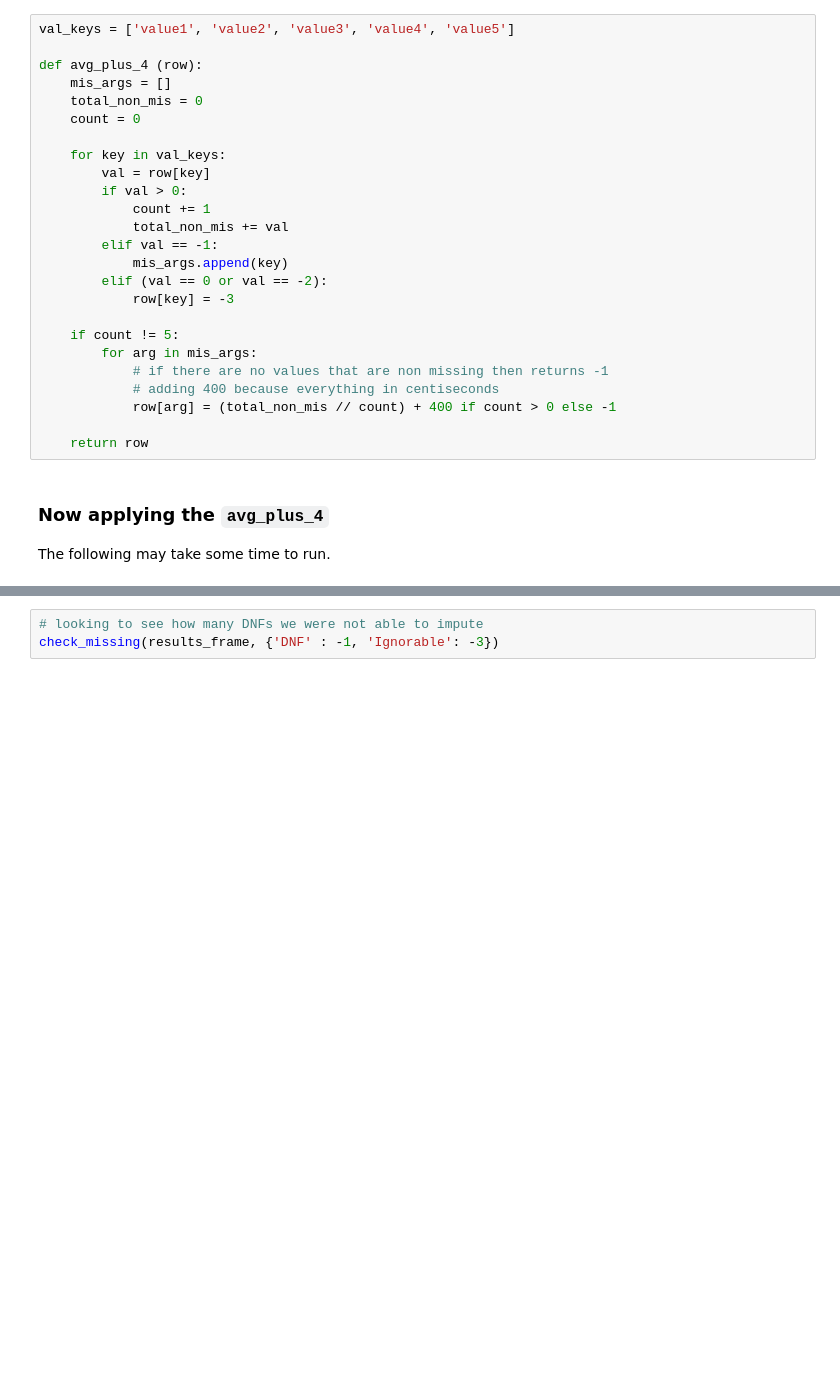
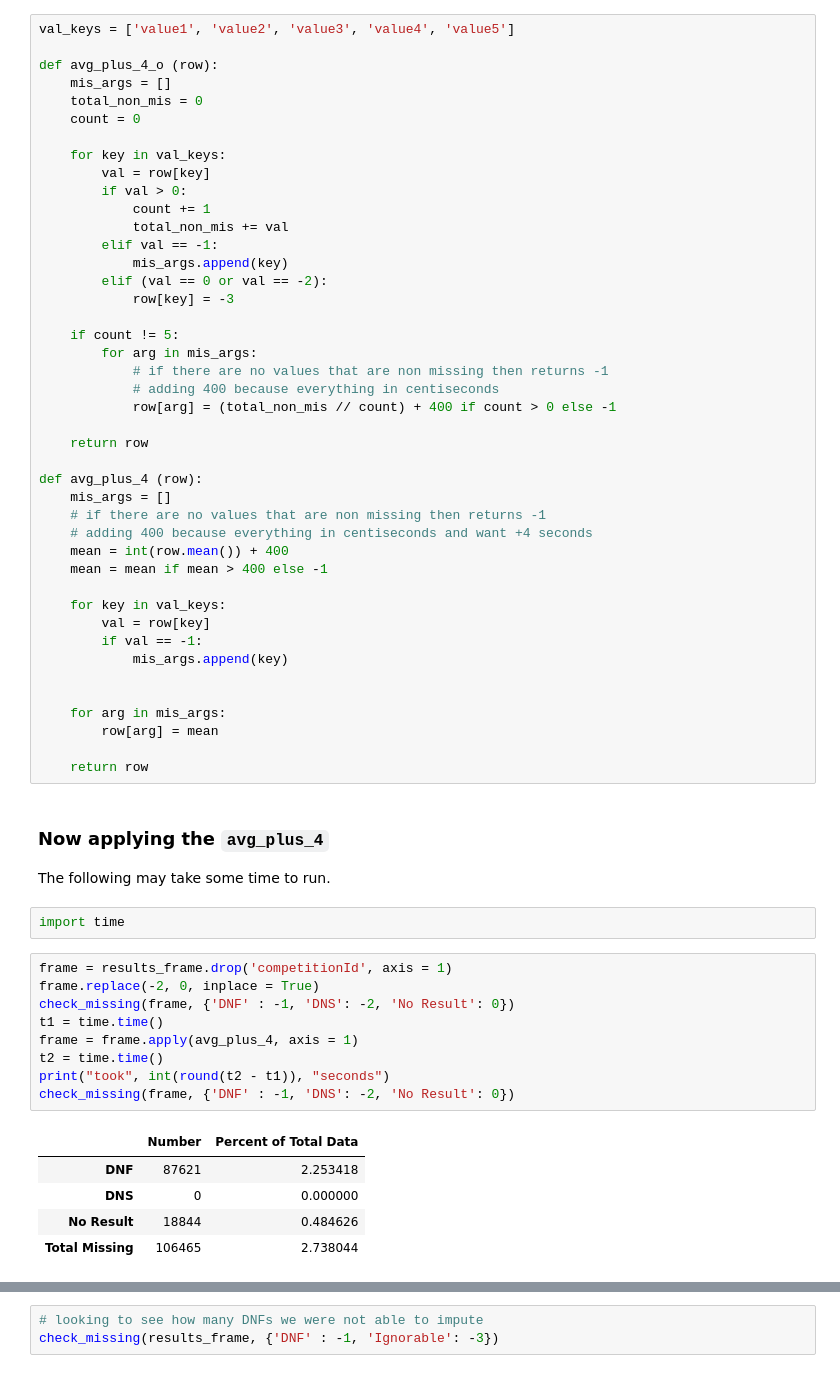
Before and after one commit to Camelot314/rubiks_analysis, a Jupyter notebook: rubicks_cubes.ipynb, the cells around one changed output, grey strips where cells are left out. Drawn from its saved outputs; the diff is of its cells as text; blank space fills up the shorter version.

Commit message:
tried to optimize my original code with library code (row.mean()) for some reason calculating mean by hand is TWICE AS FAST. so will continue using original code.

```diff
--- a/rubicks_cubes.ipynb
+++ b/rubicks_cubes.ipynb
@@ -364,7 +364,7 @@ The function `avg_plus_4`, when given a competitors data, will replace any DNFs
 # %%
 val_keys = ['value1', 'value2', 'value3', 'value4', 'value5']
 
-def avg_plus_4 (row):
+def avg_plus_4_o (row):
     mis_args = []
     total_non_mis = 0
     count = 0
@@ -386,6 +386,41 @@ def avg_plus_4 (row):
             row[arg] = (total_non_mis // count) + 400 if count > 0 else -1
 
     return row
+
+def avg_plus_4 (row):
+    mis_args = []
+    # if there are no values that are non missing then returns -1
+    # adding 400 because everything in centiseconds and want +4 seconds
+    mean = int(row.mean()) + 400
+    mean = mean if mean > 400 else -1
+
+    for key in val_keys:
+        val = row[key]
+        if val == -1:
+            mis_args.append(key)
+
+
+    for arg in mis_args:
+        row[arg] = mean
+
+    return row
 # %% [markdown]
 ### Now applying the `avg_plus_4`
 The following may take some time to run.
+# %%
+import time
+# %%
+frame = results_frame.drop('competitionId', axis = 1)
+frame.replace(-2, 0, inplace = True)
+check_missing(frame, {'DNF' : -1, 'DNS': -2, 'No Result': 0})
+t1 = time.time()
+frame = frame.apply(avg_plus_4, axis = 1)
+t2 = time.time()
+print("took", int(round(t2 - t1)), "seconds")
+check_missing(frame, {'DNF' : -1, 'DNS': -2, 'No Result': 0})
+# %% [output]
+|  | Number | Percent of Total Data |
+| DNF | 87621 | 2.253418 |
+| DNS | 0 | 0.000000 |
+| No Result | 18844 | 0.484626 |
+| Total Missing | 106465 | 2.738044 |
```
Also changed, not shown: parts of 3 cells of this notebook.
